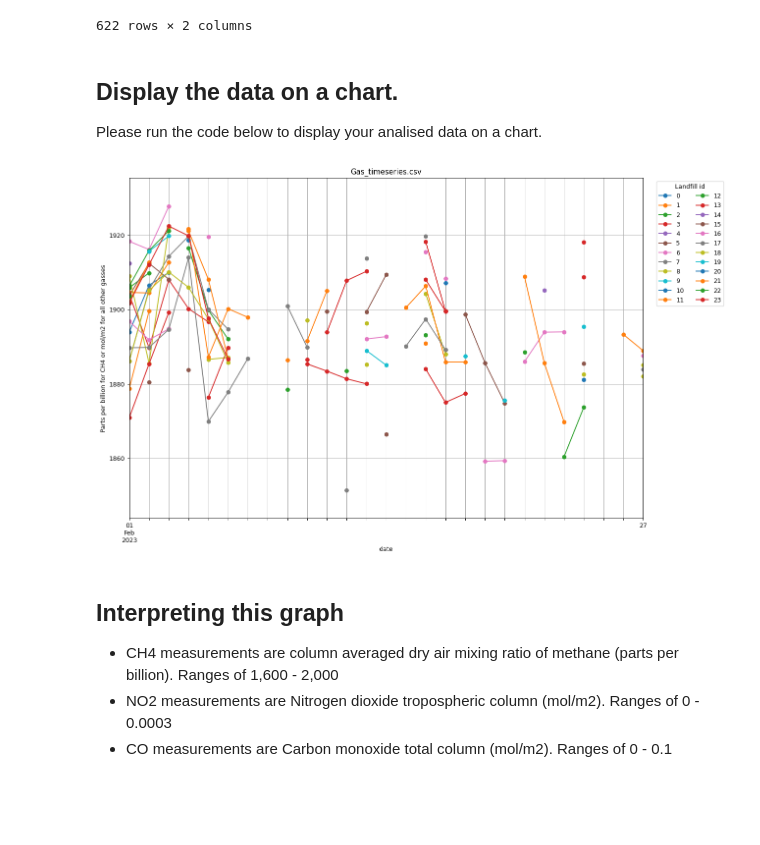
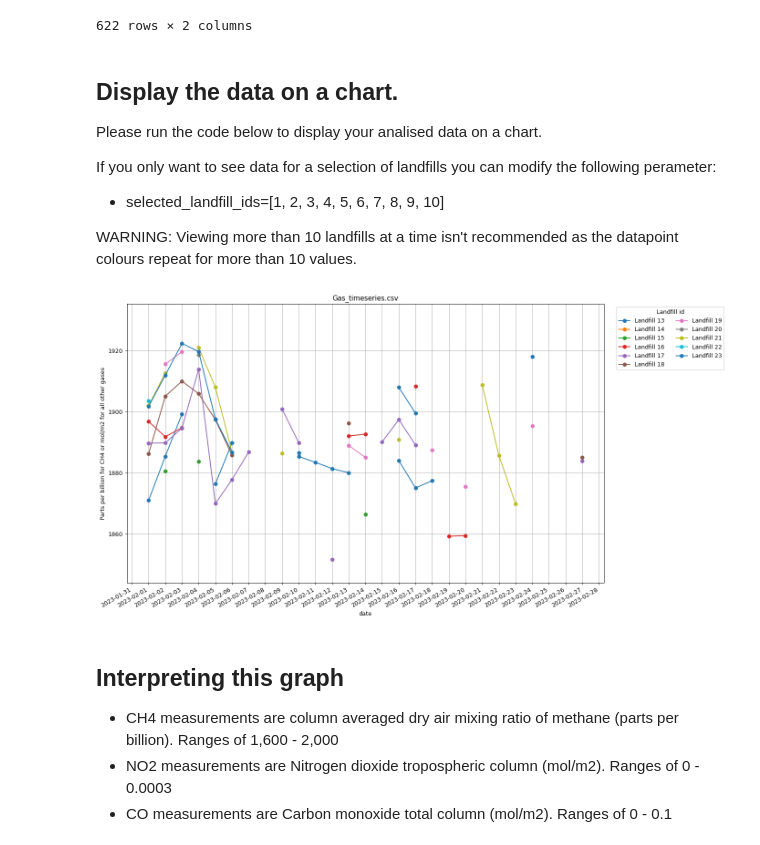
Before and after one commit to zelcon01/Landfill_Atmospheric_Gas_Monitor_Tools, a Jupyter notebook: Sentinel 5P Atmospheric Gas Time Series.ipynb, the cells around one changed output. Saved outputs shown, nothing was run; the diff lists cells and outputs as text; code cells hidden in the pictures; blank space fills up the shorter version.

```diff
--- a/Sentinel 5P Atmospheric Gas Time Series.ipynb
+++ b/Sentinel 5P Atmospheric Gas Time Series.ipynb
@@ -173,34 +173,45 @@ pd.read_csv("Gas_Timeseries_results/Gas_timeseries.csv", index_col=0)
 ## Display the data on a chart.
 
 Please run the code below to display your analised data on a chart.
+
+If you only want to see data for a selection of landfills you can modify the following perameter:
+- selected_landfill_ids=[1, 2, 3, 4, 5, 6, 7, 8, 9, 10]
+
+WARNING: Viewing more than 10 landfills at a time isn't recommended as the datapoint colours repeat for more than 10 values.
 # %%
-def plot_timeseries(filename, figsize=(15, 10)): #here you can specify how big the graph is on the screen
+def plot_timeseries(filename, selected_landfill_ids=None, figsize=(15, 10)):
     df = pd.read_csv(filename, index_col=0)
     df.index = pd.to_datetime(df.index)
     df = df.sort_index()
 
     fig, ax = plt.subplots(figsize=figsize, dpi=90)
-    df.groupby("feature_index")["avg(band_0)"].plot(marker="o", ax=ax)
+
+    if selected_landfill_ids:
+        df_selected = df[df['feature_index'].isin(selected_landfill_ids)]
+        for landfill_id, group in df_selected.groupby("feature_index"):
+            group["avg(band_0)"].plot(marker="o", label=f"Landfill {landfill_id}", ax=ax)
+    else:
+        df.groupby("feature_index")["avg(band_0)"].plot(marker="o", ax=ax)
+
     ax.set_title(filename.split("/")[-1])
-    ax.set_ylabel("Parts per billion for CH4 or mol/m2 for all other gasses")
+    ax.set_ylabel("Parts per billion for CH4 or mol/m2 for all other gases")
 
-    # Calculate the minimum and maximum values
     ymin = df["avg(band_0)"].min()
     ymax = df["avg(band_0)"].max()
-
-    # Add 10% to the minimum and maximum values
     ymin_with_margin = ymin - 0.1 * (ymax - ymin)
     ymax_with_margin = ymax + 0.1 * (ymax - ymin)
-
     ax.set_ylim(ymin_with_margin, ymax_with_margin)
 
     ax.legend(title="Landfill id", loc='upper left', bbox_to_anchor=(1.02, 1), ncol=2)
     ax.xaxis.set_major_locator(plt.MaxNLocator(30))
     ax.grid(True)
 
-plot_timeseries("Gas_Timeseries_results/Gas_timeseries.csv")
+# Change the selected landfill ids for the ones you want to view.
+plot_timeseries("Gas_Timeseries_results/Gas_timeseries.csv",
+
+                selected_landfill_ids=[13, 14, 15, 16, 17, 18 ,19, 20, 21, 22, 23])
 # %% [output]
-[figure, old version]
+[figure, new version]
 # %% [markdown]
 ## Interpreting this graph
 
```
Also changed, not shown: 1 other file.
